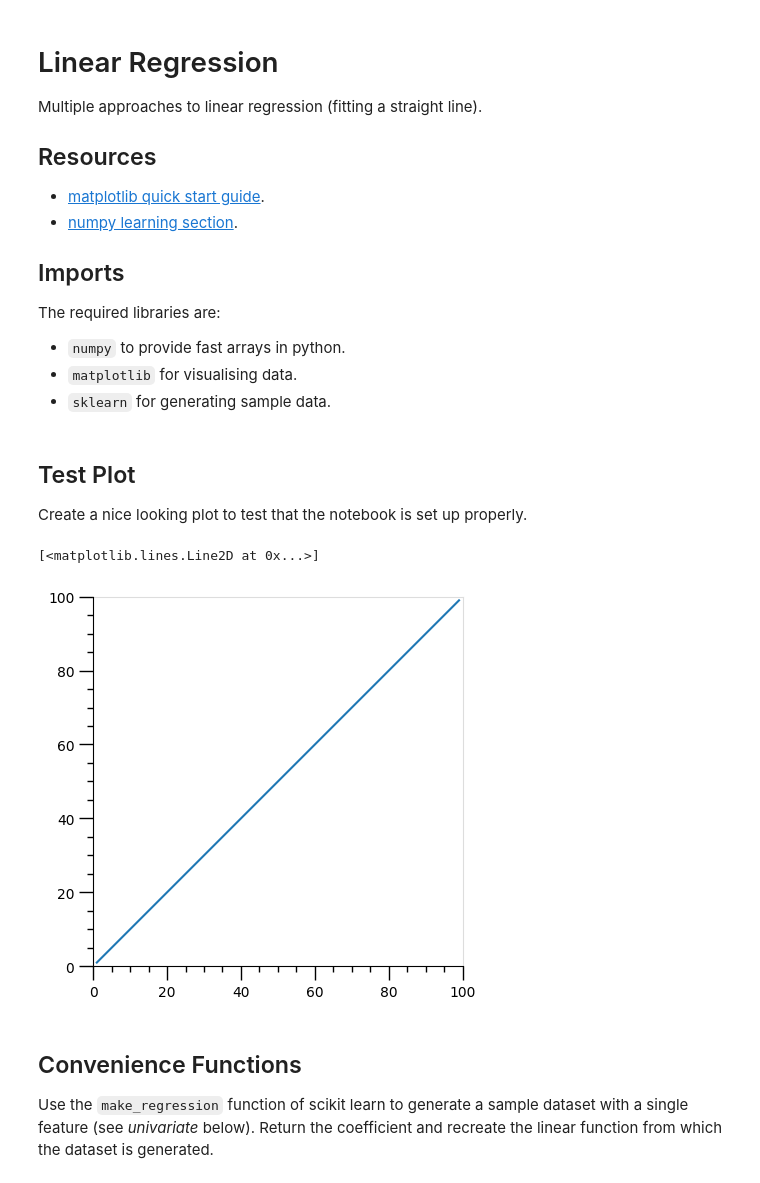
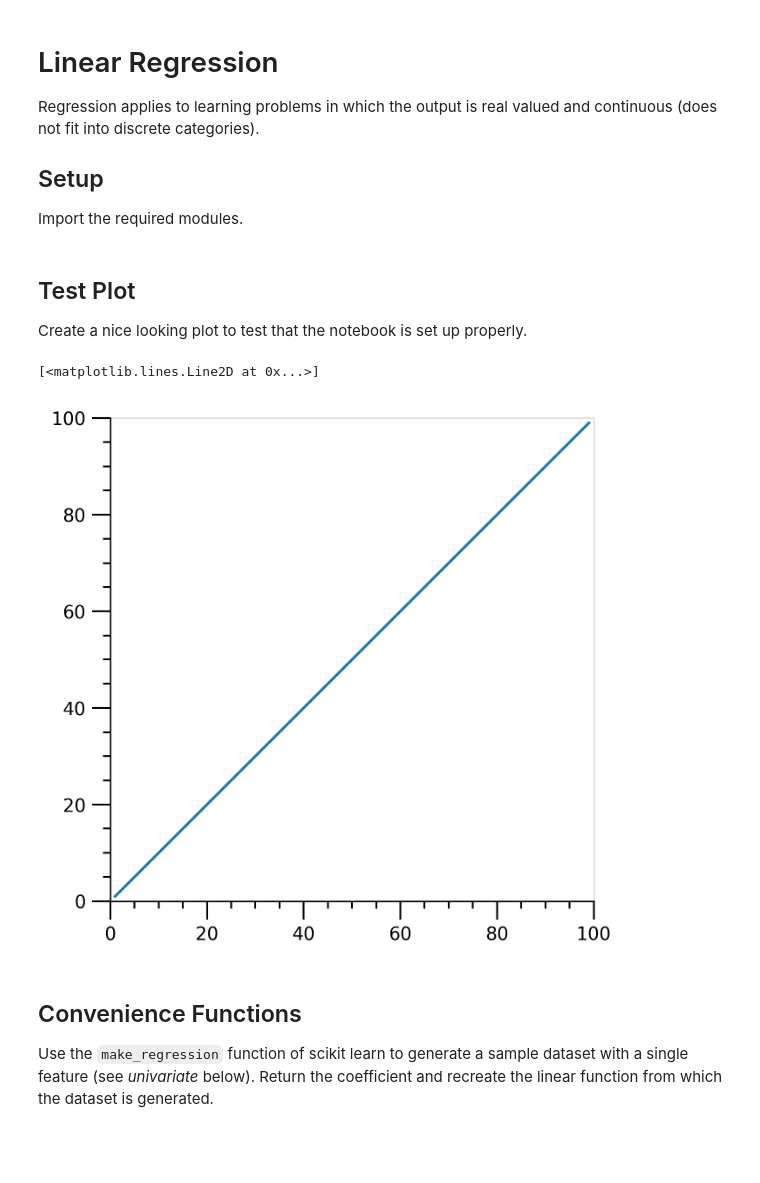
Before and after one commit to alexanderneville/MLAI_notebooks, a Jupyter notebook: notebooks/regression.ipynb, the cells around one changed output. Cells and saved outputs as stored; diff of their text form; code cells hidden in the pictures; blank space fills up the shorter version.

```diff
--- a/notebooks/regression.ipynb
+++ b/notebooks/regression.ipynb
@@ -1,20 +1,11 @@
 # %% [markdown]
 # Linear Regression
 
-Multiple approaches to linear regression (fitting a straight line).
+Regression applies to learning problems in which the output is real valued and continuous (does not fit into discrete categories).
 
-## Resources
+## Setup
 
-* [matplotlib quick start guide](https://matplotlib.org/stable/tutorials/introductory/quick_start.html).
-* [numpy learning section](https://numpy.org/learn/).
-
-## Imports
-
-The required libraries are:
-
-* `numpy` to provide fast arrays in python.
-* `matplotlib` for visualising data.
-* `sklearn` for generating sample data.
+Import the required modules.
 # %%
 import matplotlib as mpl
 import matplotlib.pyplot as plt
@@ -30,30 +22,26 @@ Create a nice looking plot to test that the notebook is set up properly.
 # %%
 grid_color = "#dddddd"
 
-f = plt.figure()
+f = plt.figure(dpi=300)
 ax = f.add_subplot(1,1,1)
 ax.set_xlim(0,100)
 ax.set_ylim(0,100)
 ax.spines['top'].set_color(grid_color)
 ax.spines['left'].set(zorder=10)
 ax.spines['right'].set_color(grid_color)
 ax.axis("square")
 
 ax.xaxis.set_major_locator(MultipleLocator(20))
 ax.xaxis.set_minor_locator(AutoMinorLocator(4))
 ax.yaxis.set_major_locator(MultipleLocator(20))
 ax.yaxis.set_minor_locator(AutoMinorLocator(4))
-
 ax.tick_params(which='minor', width=1, length=4, color="#000000")
 ax.tick_params(which='major', width=1, length=10, color="#000000")
 
-# ax.grid(which="minor", color=grid_color, linestyle="-", lw=0.5)
-# ax.grid(which="major", color=grid_color, linestyle="-")
-
 ax.plot([1,99], [1,99], marker="None", linestyle="-", markersize=1)
 # %% [output]
 [<matplotlib.lines.Line2D at 0x...>]
-[figure, old version]
+[figure, new version]
 # %% [markdown]
 ## Convenience Functions
 
```
Also changed, not shown: parts of 14 cells of this notebook, 2 other files.
